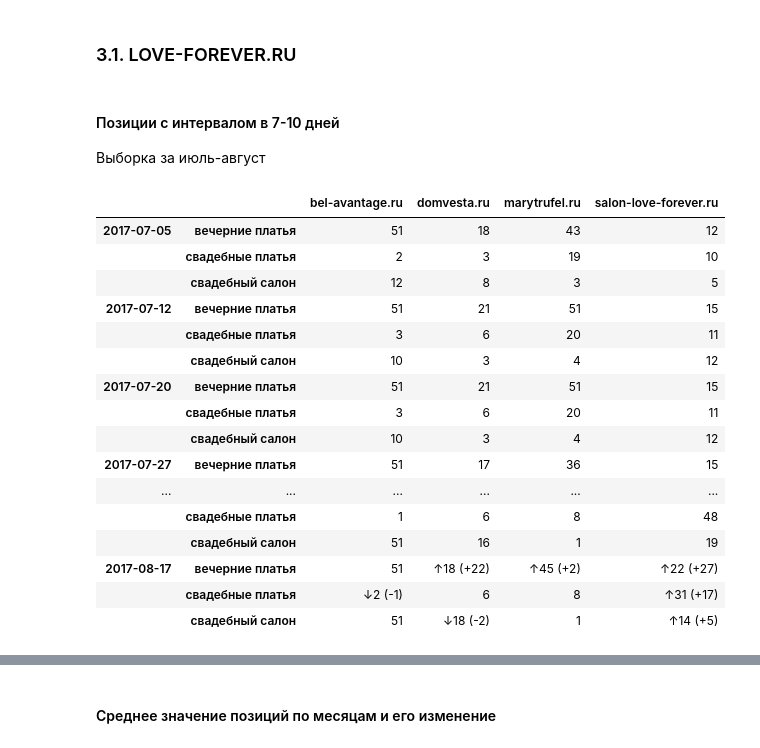
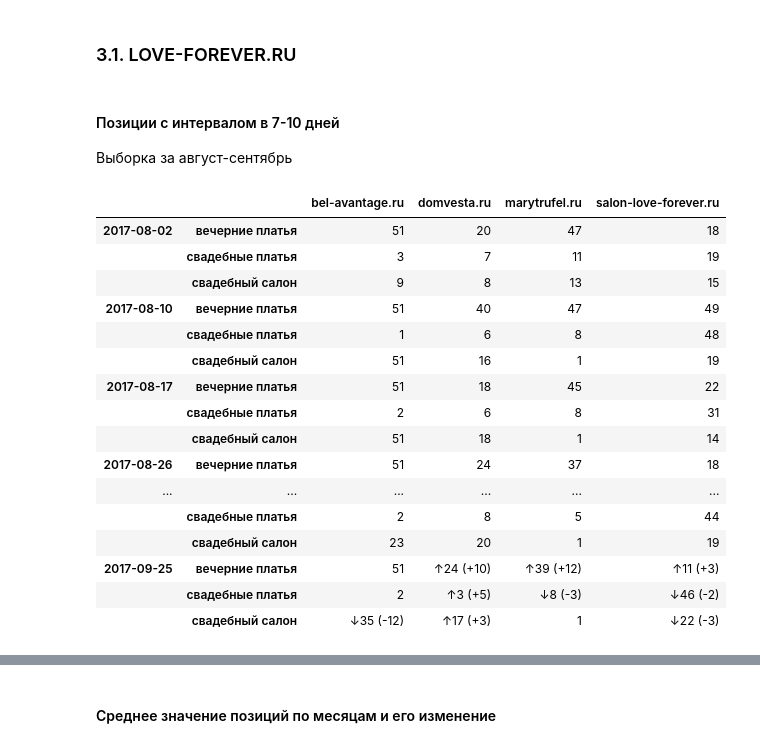
Before and after one commit to salon-love-forever/reports, a Jupyter notebook: salon-love-forever.ru.ipynb, the cells around one changed output, grey strips where cells are left out. Cells and saved outputs as stored; diff of their text form; code cells hidden in the pictures.

```diff
--- a/salon-love-forever.ru.ipynb
+++ b/salon-love-forever.ru.ipynb
@@ -163,26 +164,26 @@ organic_spb
 ### 3.1. LOVE-FOREVER.RU
 # %% [markdown]
 #### Позиции с интервалом в 7-10 дней
-Выборка за июль-август
+Выборка за август-сентябрь
 # %%
 All = slice(None)
 # %%
-change_positions(positions.loc[(slice('2017-07','2017-08'), All), All])
+change_positions(positions.loc[(slice('2017-08','2017-09'), All), All])
 # %% [output]
 |  |  | bel-avantage.ru | domvesta.ru | marytrufel.ru | salon-love-forever.ru |
-| 2017-07-05 | вечерние платья | 51 | 18 | 43 | 12 |
-|  | свадебные платья | 2 | 3 | 19 | 10 |
-|  | свадебный салон | 12 | 8 | 3 | 5 |
-| 2017-07-12 | вечерние платья | 51 | 21 | 51 | 15 |
-|  | свадебные платья | 3 | 6 | 20 | 11 |
-|  | свадебный салон | 10 | 3 | 4 | 12 |
-| 2017-07-20 | вечерние платья | 51 | 21 | 51 | 15 |
-|  | свадебные платья | 3 | 6 | 20 | 11 |
-|  | свадебный салон | 10 | 3 | 4 | 12 |
-| 2017-07-27 | вечерние платья | 51 | 17 | 36 | 15 |
-| ... | ... | ... | ... | ... | ... |
+| 2017-08-02 | вечерние платья | 51 | 20 | 47 | 18 |
+|  | свадебные платья | 3 | 7 | 11 | 19 |
+|  | свадебный салон | 9 | 8 | 13 | 15 |
+| 2017-08-10 | вечерние платья | 51 | 40 | 47 | 49 |
 |  | свадебные платья | 1 | 6 | 8 | 48 |
 |  | свадебный салон | 51 | 16 | 1 | 19 |
-| 2017-08-17 | вечерние платья | 51 | ↑18 (+22) | ↑45 (+2) | ↑22 (+27) |
-|  | свадебные платья | ↓2 (-1) | 6 | 8 | ↑31 (+17) |
-|  | свадебный салон | 51 | ↓18 (-2) | 1 | ↑14 (+5) |
+| 2017-08-17 | вечерние платья | 51 | 18 | 45 | 22 |
+|  | свадебные платья | 2 | 6 | 8 | 31 |
+|  | свадебный салон | 51 | 18 | 1 | 14 |
+| 2017-08-26 | вечерние платья | 51 | 24 | 37 | 18 |
+| ... | ... | ... | ... | ... | ... |
+|  | свадебные платья | 2 | 8 | 5 | 44 |
+|  | свадебный салон | 23 | 20 | 1 | 19 |
+| 2017-09-25 | вечерние платья | 51 | ↑24 (+10) | ↑39 (+12) | ↑11 (+3) |
+|  | свадебные платья | 2 | ↑3 (+5) | ↓8 (-3) | ↓46 (-2) |
+|  | свадебный салон | ↓35 (-12) | ↑17 (+3) | 1 | ↓22 (-3) |
```
Also changed, not shown: parts of 22 cells of this notebook.
